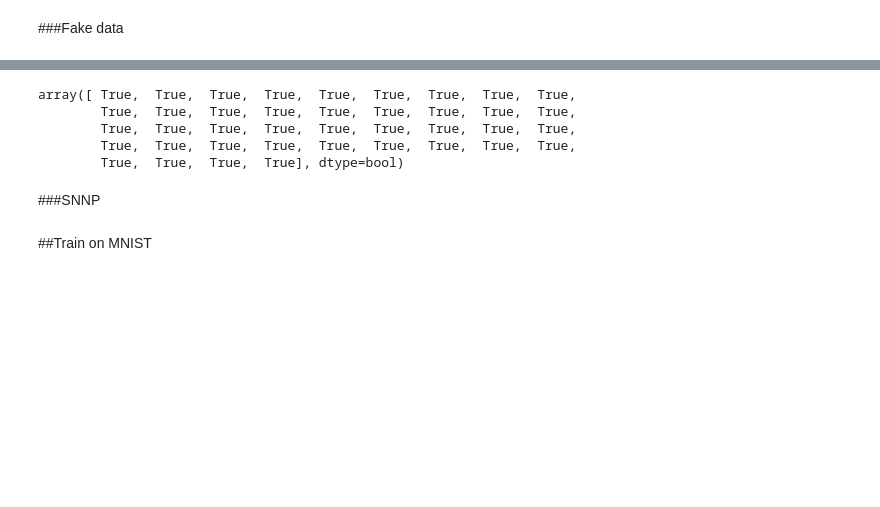
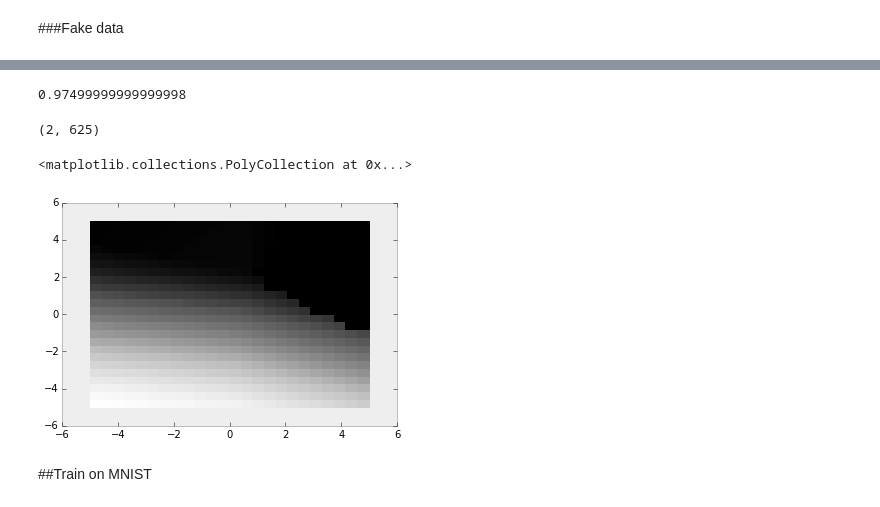
Before and after one commit to colinclement/snnp, a Jupyter notebook: nbs/mnist.ipynb, the cells around one changed output, grey strips where cells are left out. Saved outputs shown, nothing was run; the diff lists cells and outputs as text; code cells hidden in the pictures; blank space fills up the shorter version.

```diff
--- a/nbs/mnist.ipynb
+++ b/nbs/mnist.ipynb
@@ -76,11 +90,5 @@ plt.plot(clist, '.')
 # %%
-tNN.forward(ys, ts)
-np.argmax(tNN.inputlist[-2],0)==ts
+tNN.forward(ys,ts)
+np.mean(np.argmax(tNN.inputlist[-2],0) == ts)
 # %% [output]
-array([ True,  True,  True,  True,  True,  True,  True,  True,  True,
-        True,  True,  True,  True,  True,  True,  True,  True,  True,
-        True,  True,  True,  True,  True,  True,  True,  True,  True,
-        True,  True,  True,  True,  True,  True,  True,  True,  True,
-        True,  True,  True,  True], dtype=bool)
+0.97499999999999998
-# %% [markdown]
-###SNNP
@@ -95,3 +95,15 @@ array([ True,  True,  True,  True,  True,  True,  True,  True,  True,
+# %%
+xg, yg = np.meshgrid(np.linspace(-5,5,25), np.linspace(-5,5,25))
+xy = np.c_[xg.ravel(), yg.ravel()].T
+print xy.shape
+tNN.forward(xy, None)
+out = tNN.inputlist[-2]
+z = (-1*np.argmax(out,0))*np.max(out,0)
+plt.pcolor(xg, yg, z.reshape(25,25), cmap='Greys')
+# %% [output]
+(2, 625)
+<matplotlib.collections.PolyCollection at 0x...>
+[figure, added]
 # %% [markdown]
 ##Train on MNIST
 # %%
```
Also changed, not shown: parts of 22 cells of this notebook.
